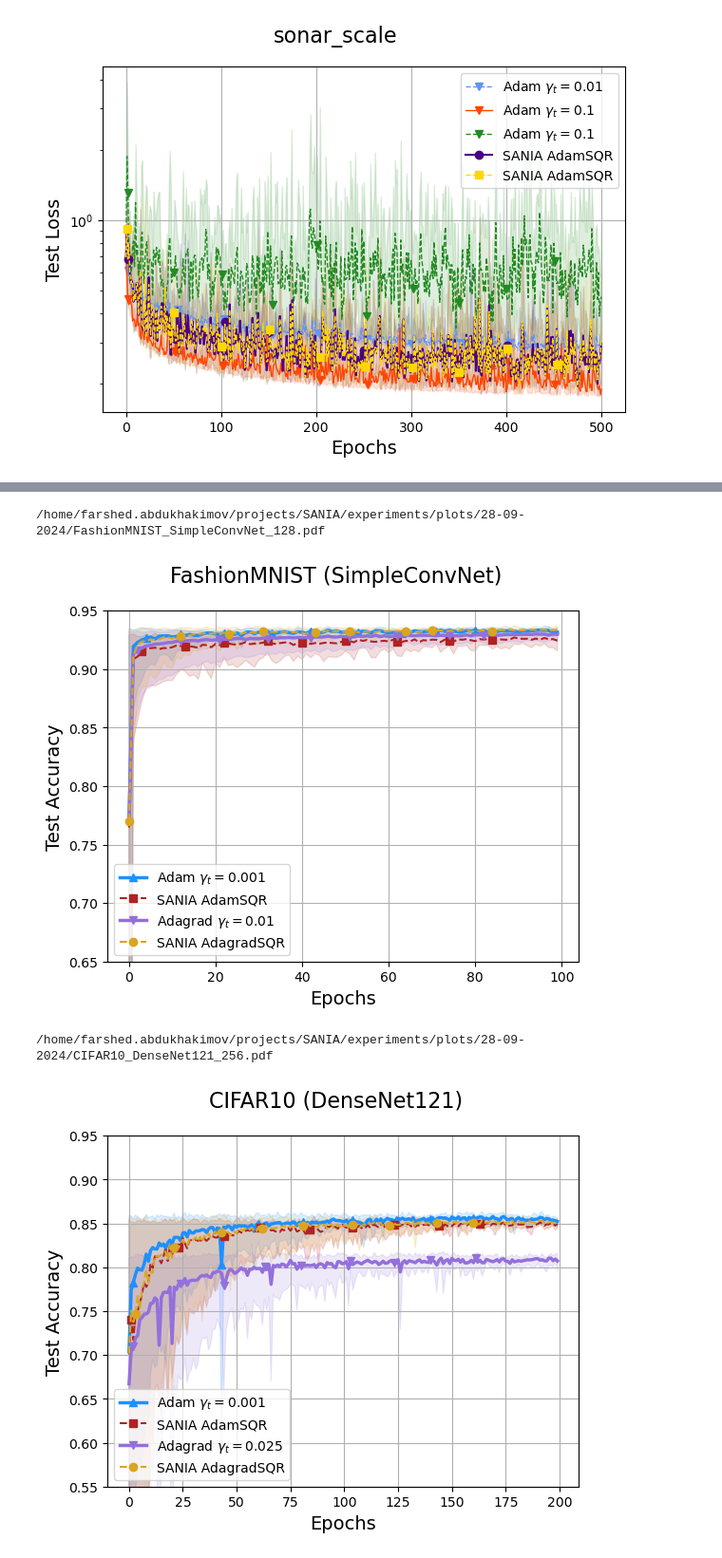
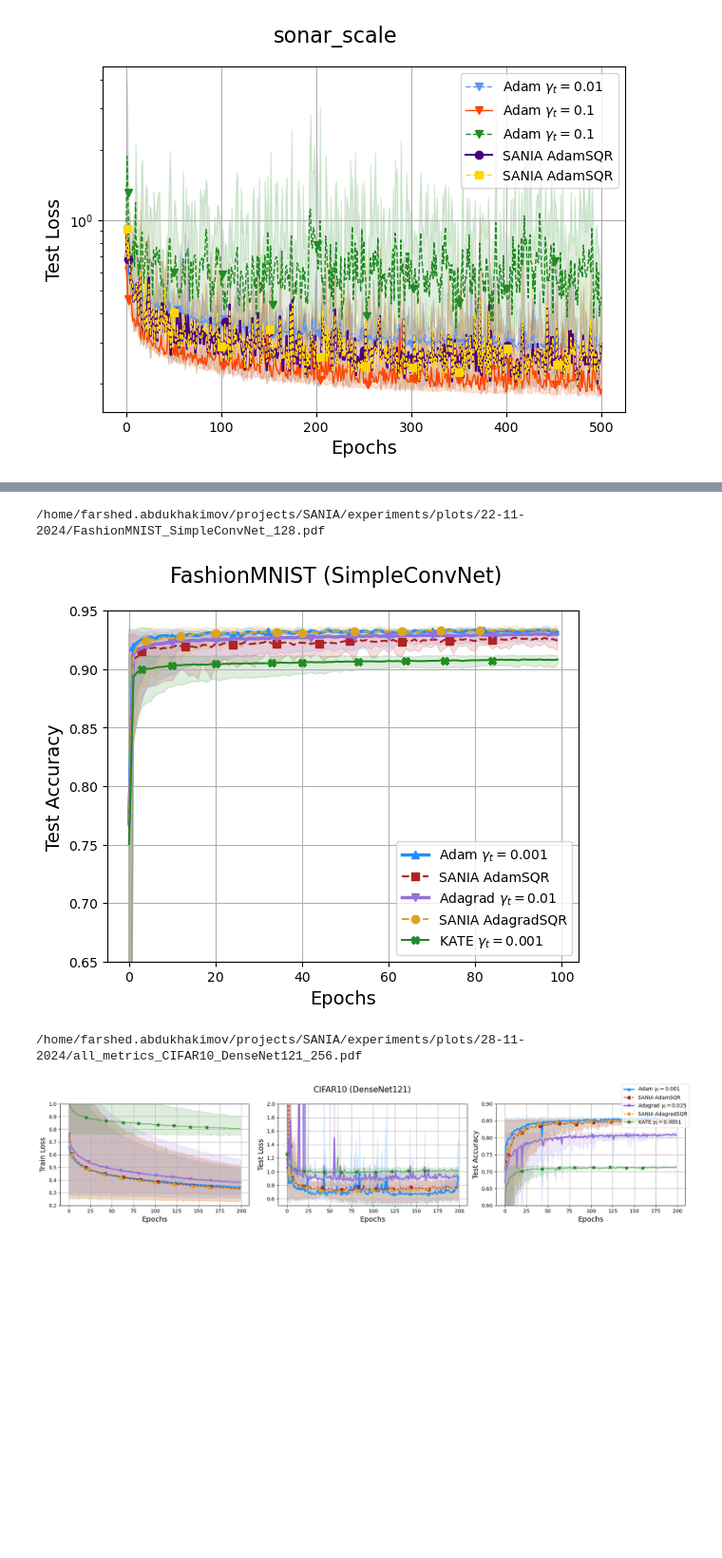
Before and after one commit to fxrshed/SANIA, a Jupyter notebook: experiments/plotter.ipynb, the cells around one changed output, grey strips where cells are left out. Shown at 95% size. Saved outputs shown, nothing was run; the diff lists cells and outputs as text; code cells hidden in the pictures; blank space fills up the shorter version.

Commit message:
Added experiments

```diff
--- a/experiments/plotter.ipynb
+++ b/experiments/plotter.ipynb
@@ -817,54 +1285,75 @@ model_name = "SimpleConvNet"
 batch_size = 128
 n_epochs = 100
 
-methods = ["Adam", "SANIA_AdamSQR", "Adagrad", "SANIA_AdagradSQR"]
-lrs = [0.001, 1.0, 0.01, 1.0]
-colors = ["dodgerblue", "firebrick", "mediumpurple", "goldenrod"]
-linestyles = ["-", "--", "-", "--"]
-linewidths = [2.5, 1.5, 2.5, 1.5]
-markers = ["^", "s", "v", "o"]
-labels = [r"Adam $\gamma_t = 0.001$", "SANIA AdamSQR", r"Adagrad $\gamma_t = 0.01$", "SANIA AdagradSQR"]
+methods = ["Adam", "SANIA_AdamSQR", "Adagrad", "SANIA_AdagradSQR", "KATE"]
+lrs = [0.001, 1.0, 0.01, 1.0, 0.001]
+colors = ["dodgerblue", "firebrick", "mediumpurple", "goldenrod", "forestgreen"]
+linestyles = ["-", "--", "-", "--", "-"]
+linewidths = [2.5, 1.5, 2.5, 1.5, 1.5]
+markers = ["^", "s", "v", "o", "X"]
+labels = [r"Adam $\gamma_t = 0.001$", "SANIA AdamSQR", r"Adagrad $\gamma_t = 0.01$", "SANIA AdagradSQR", r"KATE $\gamma_t = 0.001$"]
 
-scales = [0, 0, 0, 0]
+scales = [0, 0, 0, 0, 0]
+
+
+# plot_all(dataset_name=dataset_name, batch_size=batch_size, n_epochs=n_epochs, model_name=model_name,
+#         methods=methods, lrs=lrs, scales=scales,
+#         labels=labels, colors=colors, linestyles=linestyles,
+#         linewidths=linewidths, markers=markers, suptitle=f"{dataset_name} ({model_name})",
+#         postfix="acc", ylim=[[0.0, 0.4], [0.15, 0.4], [0.85, 1.01]],
+#         threshold=0.0, tight_layout=True,
+#         filename=f"all_metrics_{dataset_name}_{model_name}_{batch_size}.pdf"
+#         )
+
 
 plot_acc(dataset_name=dataset_name, batch_size=batch_size, n_epochs=n_epochs, model_name=model_name,
         methods=methods, lrs=lrs, scales=scales,
         labels=labels, colors=colors, linestyles=linestyles,
         linewidths=linewidths, markers=markers, suptitle=f"{dataset_name} ({model_name})",
-        prefix="test/epoch", ylim=[0.65, 0.95], ylabel="Test Accuracy",
+        prefix="test/epoch/acc", ylim=[0.65, 0.95], ylabel="Test Accuracy",
         threshold=0.0, tight_layout=False,
         filename=f"{dataset_name}_{model_name}_{batch_size}.pdf"
         )
 # %% [output]
-/home/farshed.abdukhakimov/projects/SANIA/experiments/plots/28-09-2024/FashionMNIST_SimpleConvNet_128.pdf
+/home/farshed.abdukhakimov/projects/SANIA/experiments/plots/22-11-2024/FashionMNIST_SimpleConvNet_128.pdf
-[figure, old version]
+[figure, new version]
 # %%
 dataset_name = "CIFAR10"
 model_name = "DenseNet121"
 batch_size = 256
 n_epochs = 200
 
-methods = ["Adam", "SANIA_AdamSQR", "Adagrad", "SANIA_AdagradSQR"]
-lrs = [0.001, 1.0, 0.025, 1.0]
-colors = ["dodgerblue", "firebrick", "mediumpurple", "goldenrod"]
-linestyles = ["-", "--", "-", "--"]
-linewidths = [2.5, 1.5, 2.5, 1.5]
-markers = ["^", "s", "v", "o"]
-labels = [r"Adam $\gamma_t = 0.001$", "SANIA AdamSQR", r"Adagrad $\gamma_t = 0.025$", "SANIA AdagradSQR"]
+methods = ["Adam", "SANIA_AdamSQR", "Adagrad", "SANIA_AdagradSQR", "KATE"]
+lrs = [0.001, 1.0, 0.025, 1.0, 0.0001]
+colors = ["dodgerblue", "firebrick", "mediumpurple", "goldenrod", "forestgreen"]
+linestyles = ["-", "--", "-", "--", "-"]
+linewidths = [2.5, 1.5, 2.5, 1.5, 1,5]
+markers = ["^", "s", "v", "o", "X"]
+labels = [r"Adam $\gamma_t = 0.001$", "SANIA AdamSQR", r"Adagrad $\gamma_t = 0.025$", "SANIA AdagradSQR", r"KATE $\gamma_t = 0.0001$"]
 
-scales = [0, 0, 0, 0]
+scales = [0, 0, 0, 0, 0]
 
-plot_acc(dataset_name=dataset_name, batch_size=batch_size, n_epochs=n_epochs, model_name=model_name,
+plot_all(dataset_name=dataset_name, batch_size=batch_size, n_epochs=n_epochs, model_name=model_name,
         methods=methods, lrs=lrs, scales=scales,
         labels=labels, colors=colors, linestyles=linestyles,
         linewidths=linewidths, markers=markers, suptitle=f"{dataset_name} ({model_name})",
-        prefix="test/epoch", ylim=[0.55, 0.95], ylabel="Test Accuracy",
-        threshold=0.0, tight_layout=False,
-        filename=f"{dataset_name}_{model_name}_{batch_size}.pdf",
+        postfix="acc", ylim=[[0.2, 1.0], [0.5, 2.0], [0.60, 0.9]],
+        threshold=0.0, tight_layout=True,
+        filename=f"all_metrics_{dataset_name}_{model_name}_{batch_size}.pdf"
         )
+
+
+# plot_acc(dataset_name=dataset_name, batch_size=batch_size, n_epochs=n_epochs, model_name=model_name,
+#         methods=methods, lrs=lrs, scales=scales,
+#         labels=labels, colors=colors, linestyles=linestyles,
+#         linewidths=linewidths, markers=markers, suptitle=f"{dataset_name} ({model_name})",
+#         prefix="test/epoch/acc", ylim=[0.55, 0.95], ylabel="Test Accuracy",
+#         threshold=0.0, tight_layout=False,
+#         filename=f"{dataset_name}_{model_name}_{batch_size}.pdf",
+#         )
 # %% [output]
-/home/farshed.abdukhakimov/projects/SANIA/experiments/plots/28-09-2024/CIFAR10_DenseNet121_256.pdf
+/home/farshed.abdukhakimov/projects/SANIA/experiments/plots/28-11-2024/all_metrics_CIFAR10_DenseNet121_256.pdf
-[figure, old version]
+[figure, new version]
 # %%
 dataset_name = "SVHN"
 model_name = "ShuffleNetV2x0_5"
```
Also changed, not shown: parts of 30 cells of this notebook, 25 other files.
